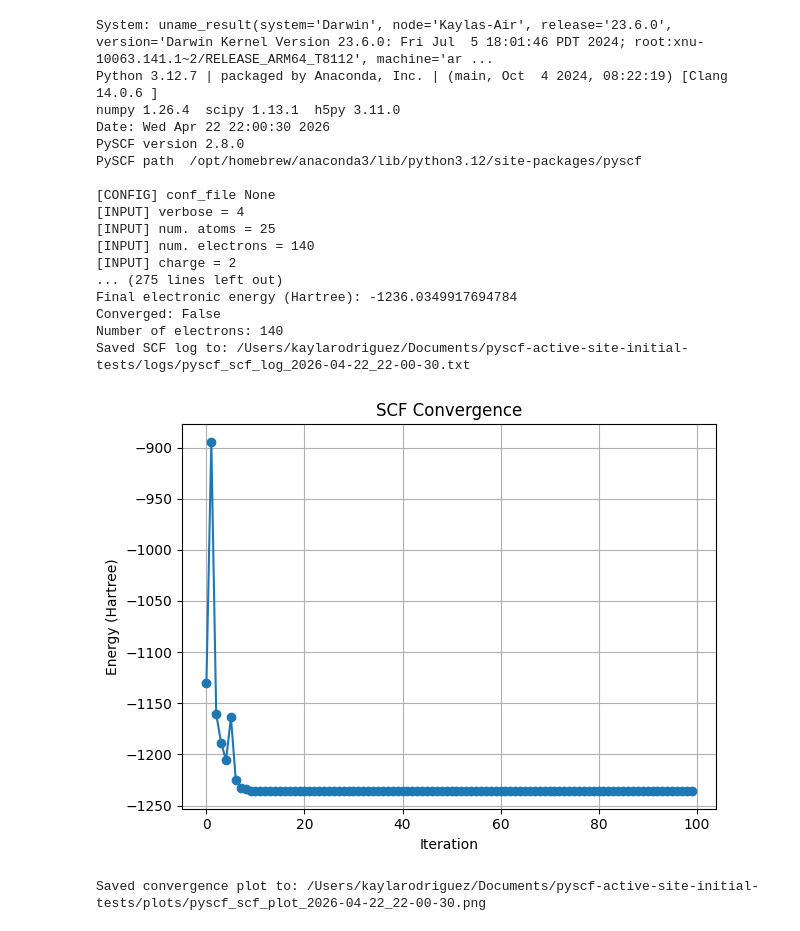
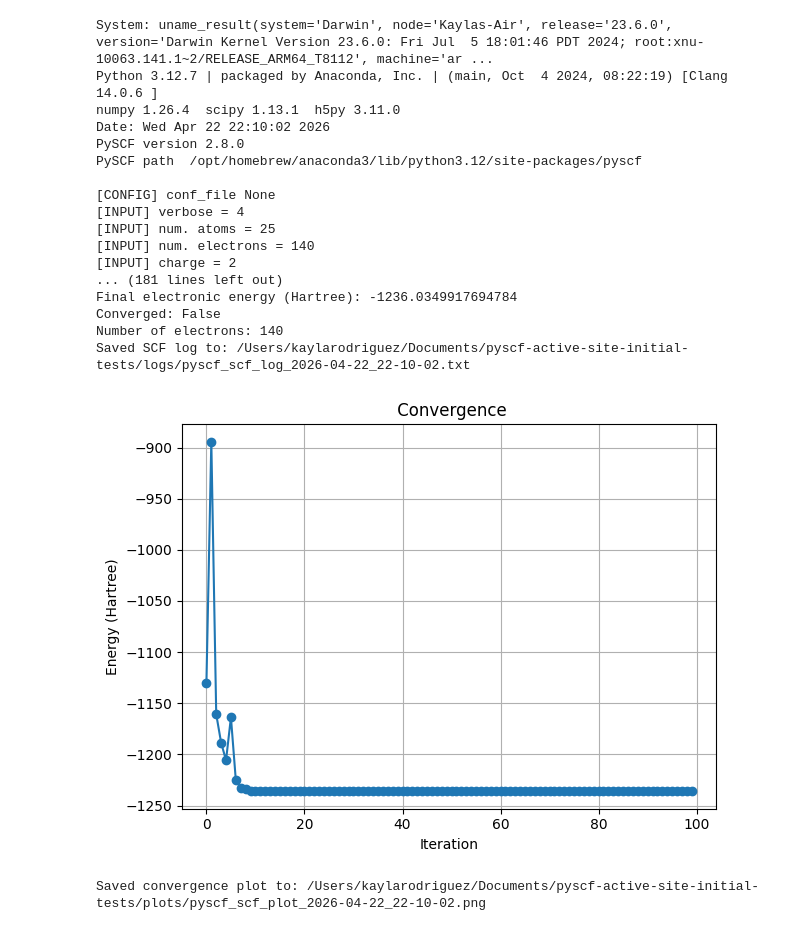
Before and after one commit to kaylajrox/pyscf-active-site-initial-tests, a Jupyter notebook: initial-testing.ipynb, the cells around one changed output. Saved outputs shown, nothing was run; the diff lists cells and outputs as text; code cells hidden in the pictures.

```diff
--- a/initial-testing.ipynb
+++ b/initial-testing.ipynb
@@ -15,6 +15,10 @@ with open(xyz_file, "r") as f:
 # Remove XYZ header
 atom_block = "".join(lines[2:])
 
+# dft basis
+basis = "lanl2dz"
+#basis = "def2-svp"
+
 # uncomment and use single Zn atom for testing
 #atom_block = "Zn 0 0 0"
 
@@ -27,7 +31,7 @@ plot_file = Path(f"{ROOT_DIR}/plots/pyscf_scf_plot_{timestamp}.png")
 
 mol = gto.M(
     atom=atom_block,
-    basis="lanl2dz",
+    basis=basis,
     charge=2,
     spin=0,
     unit="Ang",
@@ -61,12 +65,12 @@ print("Number of electrons:", mol.nelectron)
 
 # Save text log
 with open(log_file, "w") as f:
-    f.write("PySCF SCF Run Log\n")
+    f.write("PySCF Run Log\n")
     f.write(f"Timestamp: {timestamp}\n")
     f.write(f"XYZ source file: {xyz_file}\n")
     f.write(f"Method: RKS\n")
     f.write(f"Functional: {mf.xc}\n")
-    f.write(f"Basis: def2-SVP\n")
+    f.write(f"Basis: {basis}\n")
     f.write(f"Charge: {mol.charge}\n")
     f.write(f"Spin: {mol.spin}\n")
     f.write(f"Converged: {mf.converged}\n")
@@ -74,42 +78,42 @@ with open(log_file, "w") as f:
     f.write(f"Number of electrons: {mol.nelectron}\n")
     f.write("\nAtoms used in simulation:\n")
     f.write(atom_block)
-    f.write("\nSCF Iteration Energies:\n")
+    f.write("\n Iteration Energies:\n")
     f.write("Iteration\tEnergy_Hartree\n")
     for i, e in zip(iterations, energies):
         f.write(f"{i}\t{e:.12f}\n")
 
 print(f"Saved SCF log to: {log_file}")
 
 # Plot convergence
 plt.figure()
 plt.plot(iterations, energies, marker="o")
 plt.xlabel("Iteration")
 plt.ylabel("Energy (Hartree)")
-plt.title("SCF Convergence")
+plt.title(" Convergence")
 plt.grid(True)
 plt.tight_layout()
 plt.savefig(plot_file, dpi=300)
 plt.show()
 
 print(f"Saved convergence plot to: {plot_file}")
 # %% [output]
 System: uname_result(system='Darwin', node='Kaylas-Air', release='23.6.0', version='Darwin Kernel Version 23.6.0: Fri Jul  5 18:01:46 PDT 2024; root:xnu-10063.141.1~2/RELEASE_ARM64_T8112', machine='ar ...
 Python 3.12.7 | packaged by Anaconda, Inc. | (main, Oct  4 2024, 08:22:19) [Clang 14.0.6 ]
 numpy 1.26.4  scipy 1.13.1  h5py 3.11.0
-Date: Wed Apr 22 22:00:30 2026
+Date: Wed Apr 22 22:10:02 2026
 PySCF version 2.8.0
 PySCF path  /opt/homebrew/anaconda3/lib/python3.12/site-packages/pyscf
 
 [CONFIG] conf_file None
 [INPUT] verbose = 4
 [INPUT] num. atoms = 25
 [INPUT] num. electrons = 140
 [INPUT] charge = 2
-... (275 lines left out)
+... (181 lines left out)
 Final electronic energy (Hartree): -1236.0349917694784
 Converged: False
 Number of electrons: 140
-Saved SCF log to: /Users/kaylarodriguez/Documents/pyscf-active-site-initial-tests/logs/pyscf_scf_log_2026-04-22_22-00-30.txt
+Saved SCF log to: /Users/kaylarodriguez/Documents/pyscf-active-site-initial-tests/logs/pyscf_scf_log_2026-04-22_22-10-02.txt
-[figure, old version]
+[figure, new version]
-Saved convergence plot to: /Users/kaylarodriguez/Documents/pyscf-active-site-initial-tests/plots/pyscf_scf_plot_2026-04-22_22-00-30.png
+Saved convergence plot to: /Users/kaylarodriguez/Documents/pyscf-active-site-initial-tests/plots/pyscf_scf_plot_2026-04-22_22-10-02.png
```
Also changed, not shown: parts of 1 cell of this notebook.
